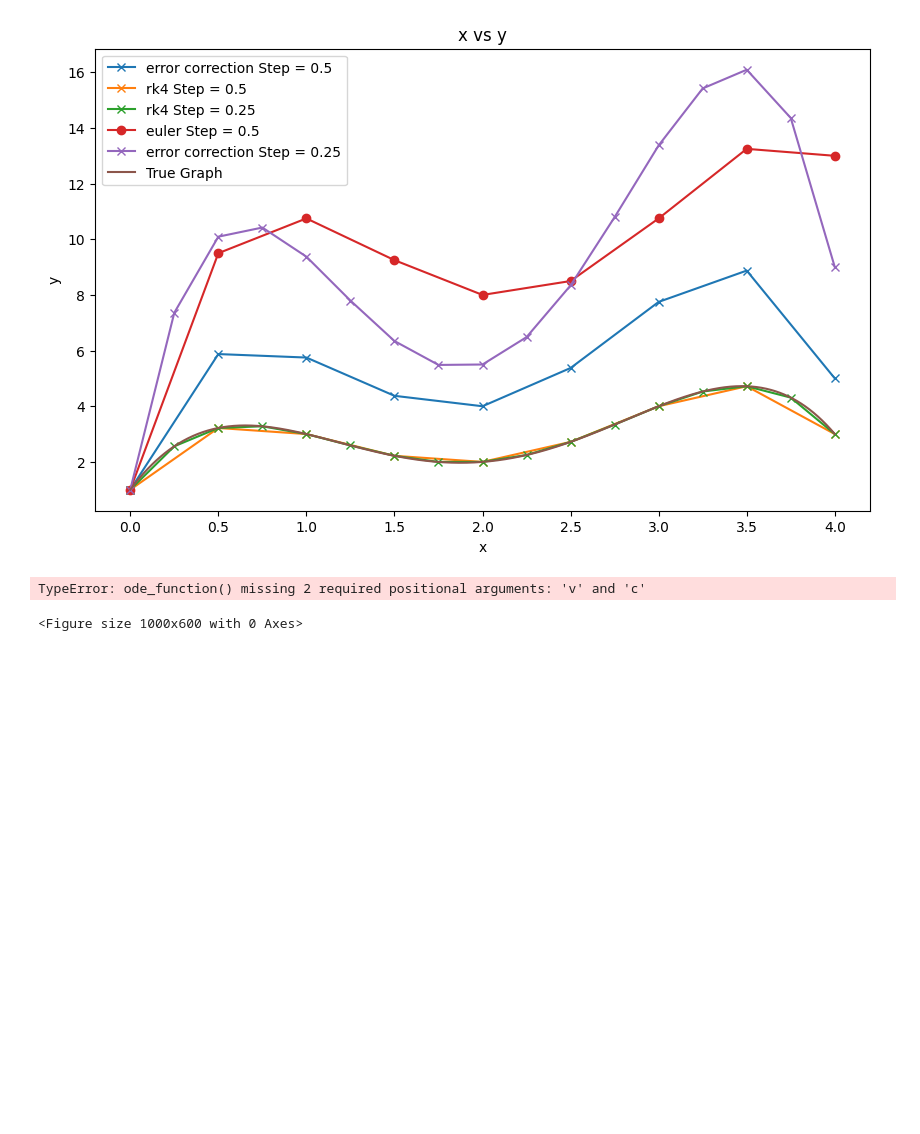
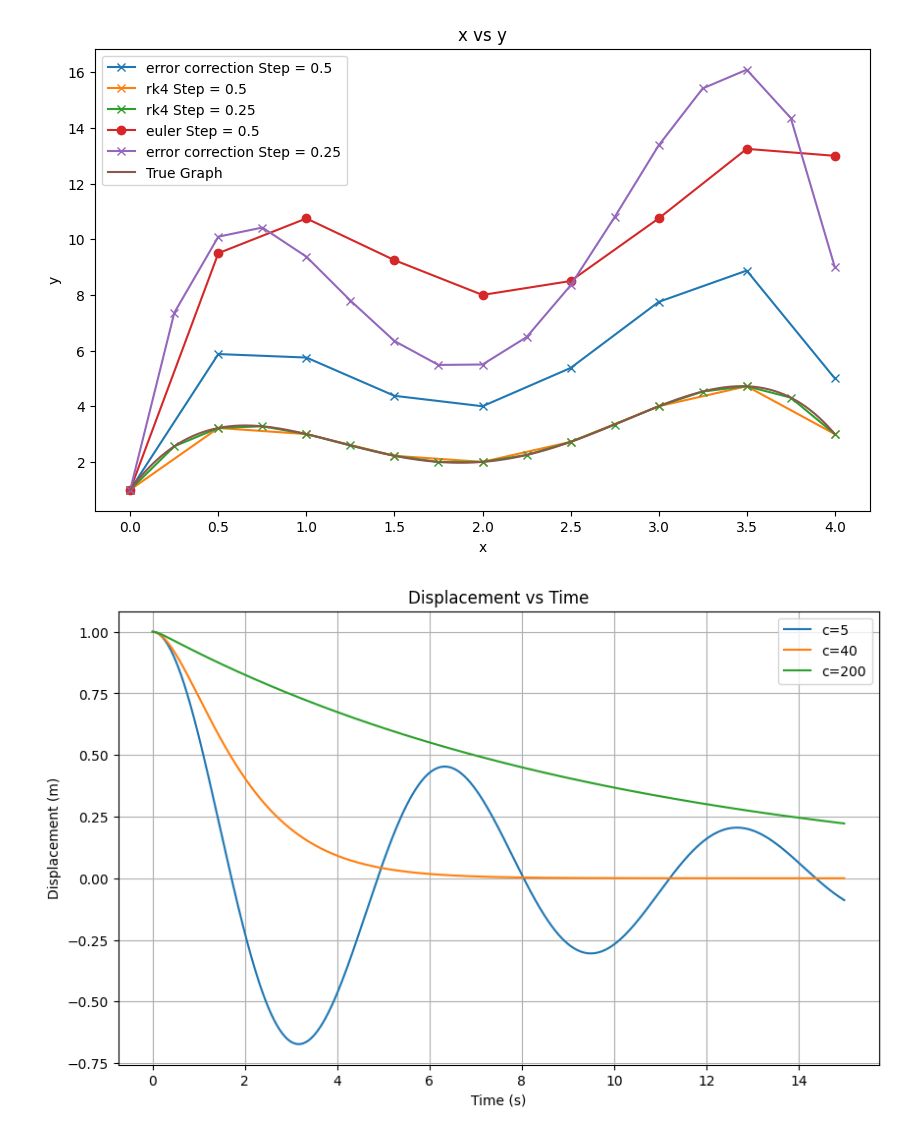
Before and after one commit to VasuDhull/NumericalMethodsandProgramming, a Jupyter notebook: Assignment-7.ipynb, the cells around one changed output. Saved outputs shown, nothing was run; the diff lists cells and outputs as text; code cells hidden in the pictures; blank space fills up the shorter version.

```diff
--- a/Assignment-7.ipynb
+++ b/Assignment-7.ipynb
@@ -81,52 +81,48 @@ plt.show()
 # %% [output]
 [figure]
 # %%
+import numpy as np
+import matplotlib.pyplot as plt
+
 m = 20
 k = 20
 initial_displacement = 1
 initial_velocity = 0
 t_start = 0
 t_end = 15
-dt = 0.01  # Time step size
+dt = 0.01
 
-# Define the ODE function
 def ode_function(x, v, c):
     return -c*v/m - k*x/m
 
-# Implement Predictor-Corrector method
-def pre(c):
+def predictor_corrector(c):
     t_values = np.arange(t_start, t_end, dt)
     x_values = np.zeros_like(t_values)
     v_values = np.zeros_like(t_values)
 
-    # Initial conditions
     x_values[0] = initial_displacement
     v_values[0] = initial_velocity
 
-    # Predictor-Corrector iterations
     for i in range(1, len(t_values)):
-        # Predictor step (Euler's method)
         x_pred = x_values[i-1] + dt * v_values[i-1]
         v_pred = v_values[i-1] + dt * ode_function(x_values[i-1], v_values[i-1], c)
 
-        # Corrector step
         x_values[i] = x_values[i-1] + 0.5 * dt * (v_values[i-1] + v_pred)
         v_values[i] = v_values[i-1] + 0.5 * dt * (ode_function(x_values[i-1], v_values[i-1], c) + ode_function(x_pred, v_pred, c))
 
     return t_values, x_values
 
 c_values = [5, 40, 200]
 plt.figure(figsize=(10, 6))
 for c in c_values:
-    t, x = pre(c)
+    t, x = predictor_corrector(c)
     plt.plot(t, x, label=f'c={c}')
 
 plt.title('Displacement vs Time')
 plt.xlabel('Time (s)')
 plt.ylabel('Displacement (m)')
 plt.legend()
 plt.grid(True)
 plt.show()
 # %% [output]
-TypeError: ode_function() missing 2 required positional arguments: 'v' and 'c'
-<Figure size 1000x600 with 0 Axes>
+[figure, added]
```
Also changed, not shown: parts of 2 cells of this notebook.
